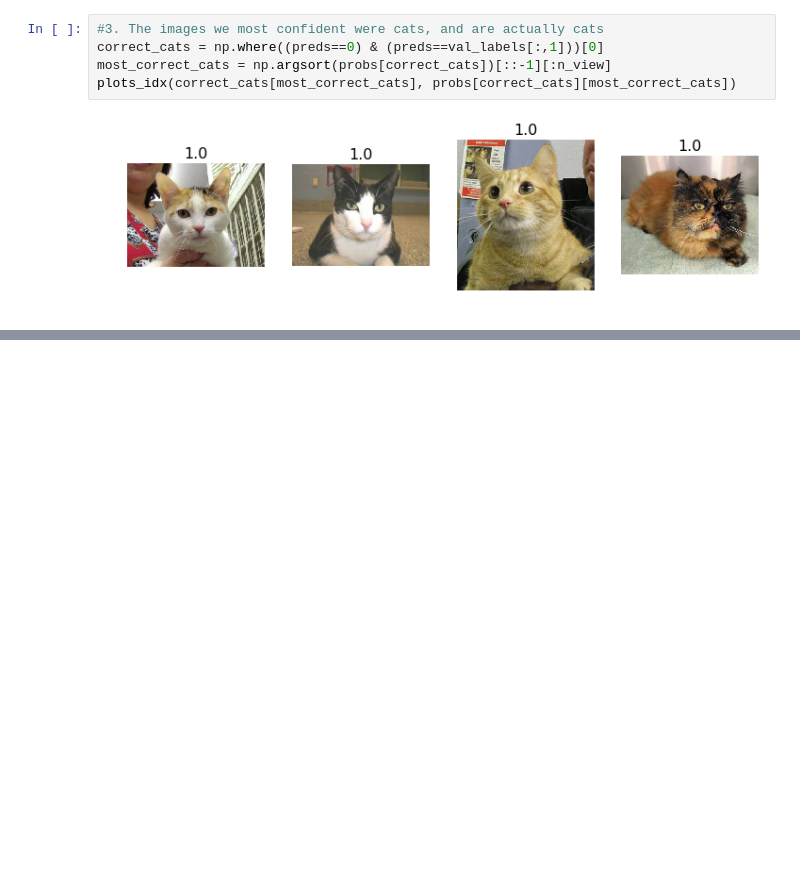
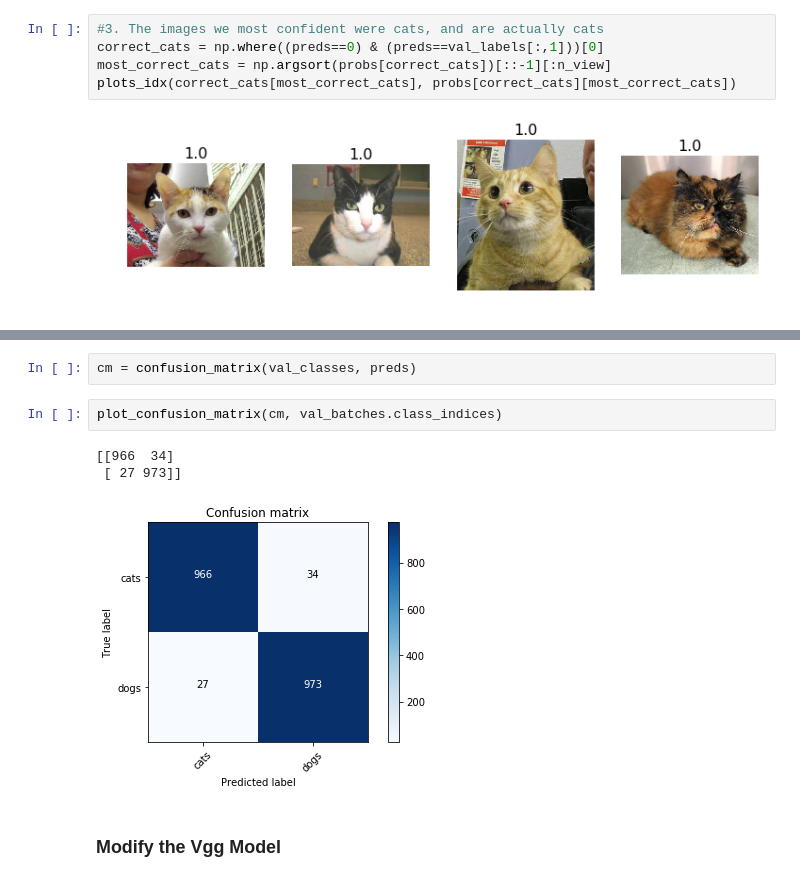
Before and after one commit to xingfanxia/learn_fast_ai, a Jupyter notebook: Lesson 2 Linear Model with CNN Features -- Active Recall.ipynb, the cells around one changed output, grey strips where cells are left out. Drawn from its saved outputs; the diff is of its cells as text; blank space fills up the shorter version.

```diff
--- a/Lesson 2 Linear Model with CNN Features -- Active Recall.ipynb
+++ b/Lesson 2 Linear Model with CNN Features -- Active Recall.ipynb
@@ -233,0 +260,10 @@ plots_idx(correct_dogs[most_correct_dogs], 1-probs[correct_dogs][most_correct_do
+# %%
+cm = confusion_matrix(val_classes, preds)
+# %%
+plot_confusion_matrix(cm, val_batches.class_indices)
+# %% [output]
+[[966  34]
+ [ 27 973]]
+[figure, added]
+# %% [markdown]
+### Modify the Vgg Model
```
Also changed, not shown: parts of 20 cells of this notebook, 3 other files.
